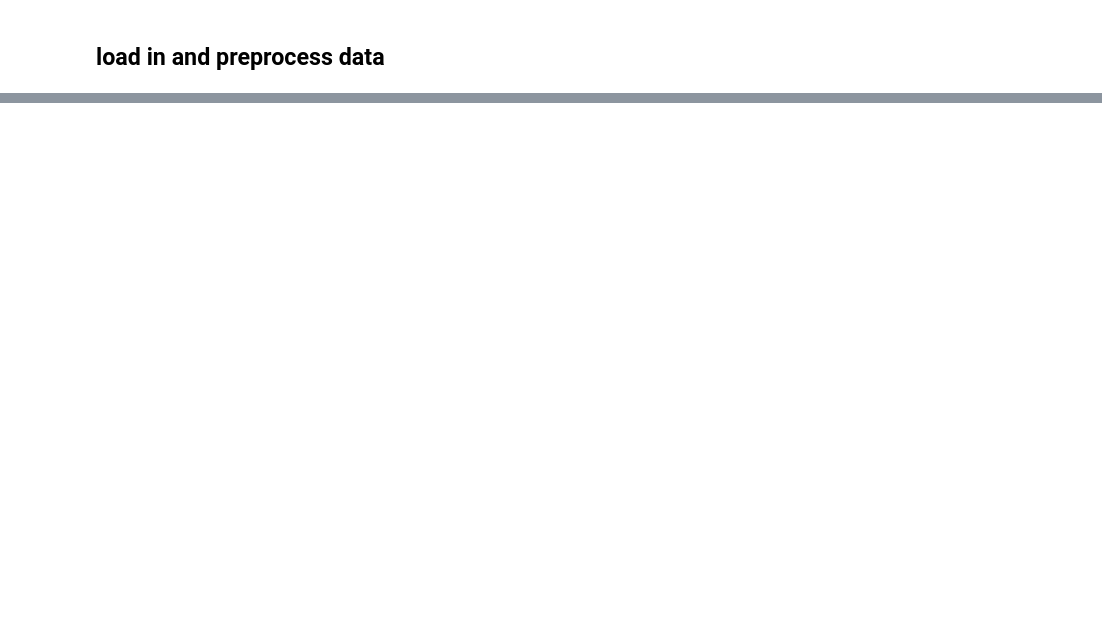
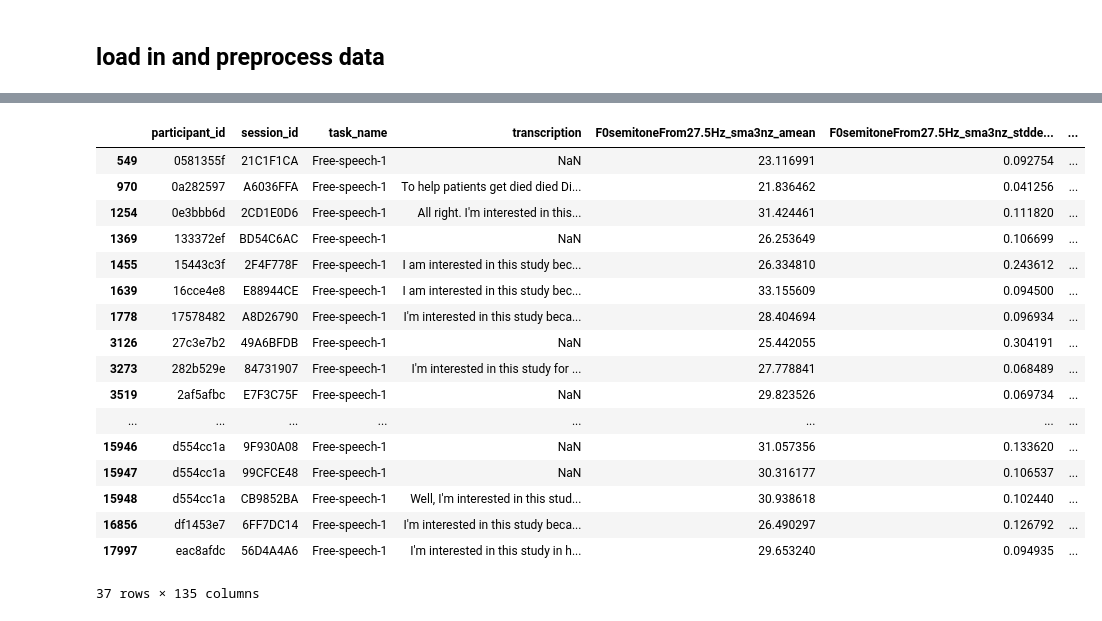
Before and after one commit to afchao/B2AIv_ML, a Jupyter notebook: B2AI_ML.ipynb, the cells around one changed output, grey strips where cells are left out. Cells and saved outputs as stored; diff of their text form; code cells hidden in the pictures; blank space fills up the shorter version.

```diff
--- a/B2AI_ML.ipynb
+++ b/B2AI_ML.ipynb
@@ -33,0 +41,9 @@ Therefore, the data we're working with here are the audio derivative feature dat
+# %%
+#load in
+pheno = pd.read_csv(r'bridge2ai-2.0.1/phenotype.tsv',sep='\t',header=0)
+statics = pd.read_csv(r'bridge2ai-2.0.1/static_features.tsv',sep='\t',header=0)
+
+#subset participants according to AD, PD, or control group
+pd_pids = pheno[pheno['diagnosis_parkinsons_gsd_category_1_calculation']=='Yes'].participant_id.unique()
+ad_pids = pheno[pheno['alz_dementia_mci']=='Checked'][['diagnosis_alz_dementia_mci_dt','participant_id']].dropna().participant_id.unique()
+ct_pids = pheno[pheno['is_control_participant']=='Yes'].participant_id.unique()
@@ -33,0 +62,17 @@ Therefore, the data we're working with here are the audio derivative feature dat
+# %%
+#subset static features from participants of interest
+pd_stats = statics[statics['participant_id'].isin(pd_pids)]
+ad_stats = statics[statics['participant_id'].isin(ad_pids)]
+ct_stats = statics[statics['participant_id'].isin(ct_pids)]
+
+'''
+participants performed a variety of tasks for the B2AIv data.
+to honor our high-level aim, we opt to use the most naturalistic one: free speech
+we'll tidy up the data a bit and assign labels here too
+'''
+pd_fs = pd_stats[pd_stats['task_name'].isin(['Free-Speech','Free-speech-1','Free-speech-2','Free-speech-3'])][[i for i in pd_stats.columns if i not in ['session_id','task_name','transcription']]].dropna()
+pd_fs['label'] = 1
+ad_fs = ad_stats[ad_stats['task_name'].isin(['Free-Speech','Free-speech-1','Free-speech-2','Free-speech-3'])][[i for i in ad_stats.columns if i not in ['session_id','task_name','transcription']]].dropna()
+ad_fs['label'] = 2
+ct_fs = ct_stats[ct_stats['task_name'].isin(['Free-Speech','Free-speech-1','Free-speech-2','Free-speech-3'])][[i for i in ct_stats.columns if i not in ['session_id','task_name','transcription']]].dropna()
+ct_fs['label'] = 0
@@ -33,0 +137,21 @@ Therefore, the data we're working with here are the audio derivative feature dat
+# %%
+pd_stats[pd_stats['task_name'].isin(['Free-Speech','Free-speech-1'])]
+# %% [output]
+|  | participant_id | session_id | task_name | transcription | F0semitoneFrom27.5Hz_sma3nz_amean | F0semitoneFrom27.5Hz_sma3nz_stdde... | ... |
+| 549 | 0581355f | 21C1F1CA | Free-speech-1 | NaN | 23.116991 | 0.092754 | ... |
+| 970 | 0a282597 | A6036FFA | Free-speech-1 | To help patients get died died Di... | 21.836462 | 0.041256 | ... |
+| 1254 | 0e3bbb6d | 2CD1E0D6 | Free-speech-1 | All right. I'm interested in this... | 31.424461 | 0.111820 | ... |
+| 1369 | 133372ef | BD54C6AC | Free-speech-1 | NaN | 26.253649 | 0.106699 | ... |
+| 1455 | 15443c3f | 2F4F778F | Free-speech-1 | I am interested in this study bec... | 26.334810 | 0.243612 | ... |
+| 1639 | 16cce4e8 | E88944CE | Free-speech-1 | I am interested in this study bec... | 33.155609 | 0.094500 | ... |
+| 1778 | 17578482 | A8D26790 | Free-speech-1 | I'm interested in this study beca... | 28.404694 | 0.096934 | ... |
+| 3126 | 27c3e7b2 | 49A6BFDB | Free-speech-1 | NaN | 25.442055 | 0.304191 | ... |
+| 3273 | 282b529e | 84731907 | Free-speech-1 | I'm interested in this study for ... | 27.778841 | 0.068489 | ... |
+| 3519 | 2af5afbc | E7F3C75F | Free-speech-1 | NaN | 29.823526 | 0.069734 | ... |
+| ... | ... | ... | ... | ... | ... | ... | ... |
+| 15946 | d554cc1a | 9F930A08 | Free-speech-1 | NaN | 31.057356 | 0.133620 | ... |
+| 15947 | d554cc1a | 99CFCE48 | Free-speech-1 | NaN | 30.316177 | 0.106537 | ... |
+| 15948 | d554cc1a | CB9852BA | Free-speech-1 | Well, I'm interested in this stud... | 30.938618 | 0.102440 | ... |
+| 16856 | df1453e7 | 6FF7DC14 | Free-speech-1 | I'm interested in this study beca... | 26.490297 | 0.126792 | ... |
+| 17997 | eac8afdc | 56D4A4A6 | Free-speech-1 | I'm interested in this study in h... | 29.653240 | 0.094935 | ... |
+37 rows × 135 columns
```
Also changed, not shown: parts of 10 cells of this notebook.
